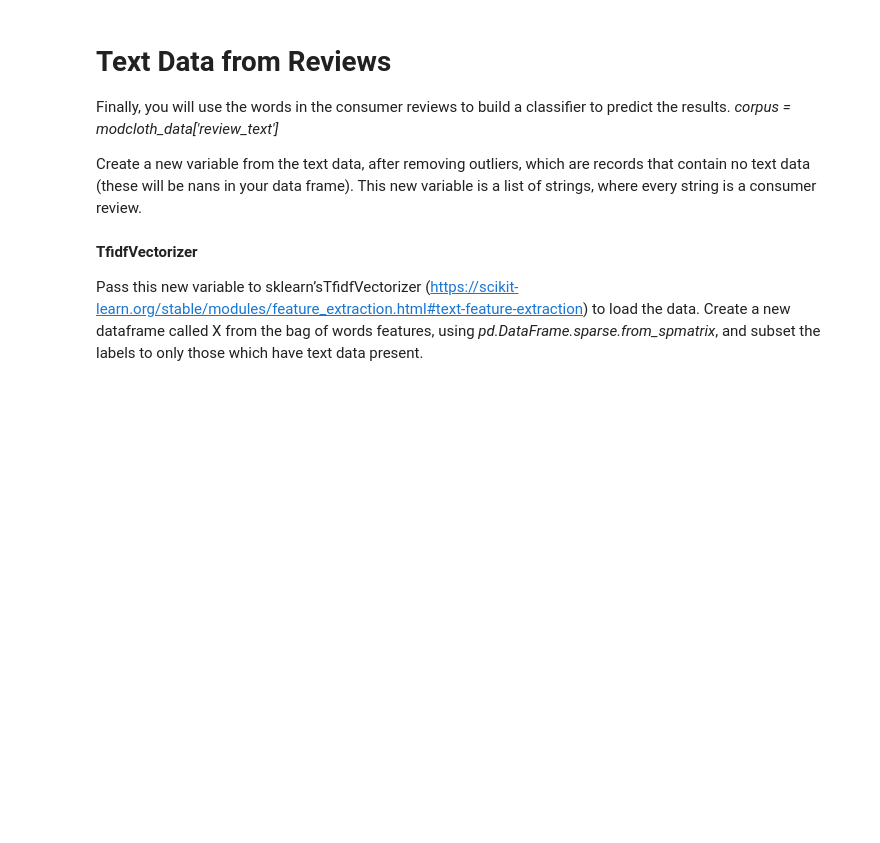
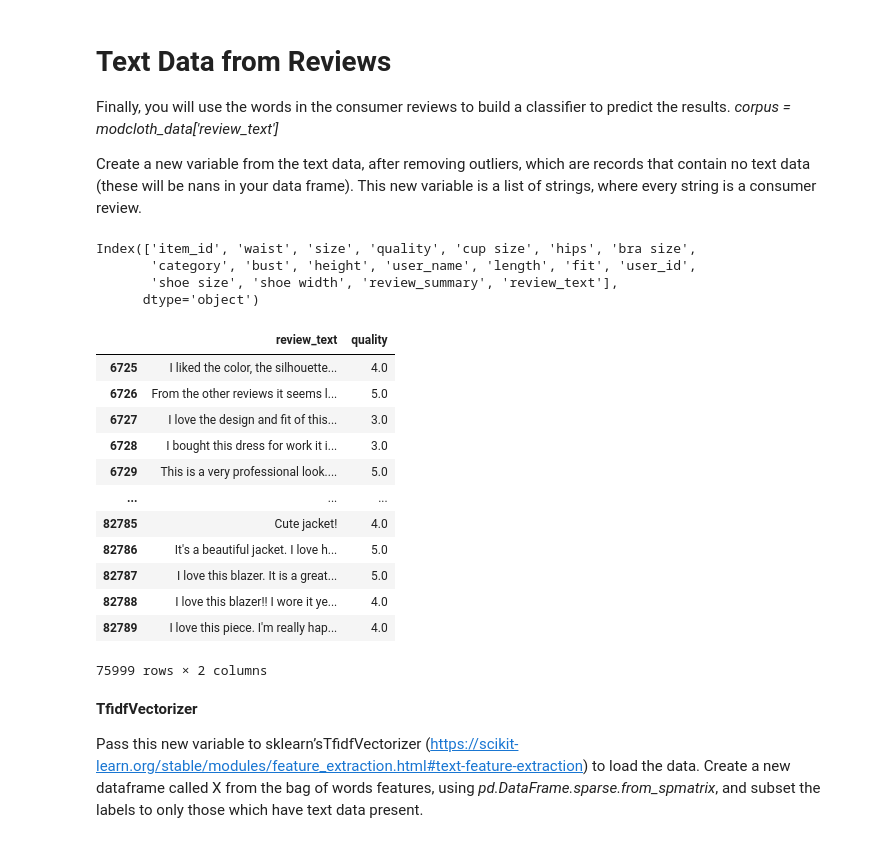
Before and after one commit to zachfreitas/ADS_504_Machine_Learning, a Jupyter notebook: Module_4/Assignment_4/Assignment_Guide_4.ipynb, the cells around one changed output. Saved outputs shown, nothing was run; the diff lists cells and outputs as text; code cells hidden in the pictures; blank space fills up the shorter version.

```diff
--- a/Module_4/Assignment_4/Assignment_Guide_4.ipynb
+++ b/Module_4/Assignment_4/Assignment_Guide_4.ipynb
@@ -371,3 +410,28 @@ every string is a consumer review.
+# %%
+modcloth.columns
+# %% [output]
+Index(['item_id', 'waist', 'size', 'quality', 'cup size', 'hips', 'bra size',
+       'category', 'bust', 'height', 'user_name', 'length', 'fit', 'user_id',
+       'shoe size', 'shoe width', 'review_summary', 'review_text'],
+      dtype='object')
+# %%
+corpus = modcloth[['review_text','quality']].dropna()
+
+corpus
+# %% [output]
+|  | review_text | quality |
+| 6725 | I liked the color, the silhouette... | 4.0 |
+| 6726 | From the other reviews it seems l... | 5.0 |
+| 6727 | I love the design and fit of this... | 3.0 |
+| 6728 | I bought this dress for work it i... | 3.0 |
+| 6729 | This is a very professional look.... | 5.0 |
+| ... | ... | ... |
+| 82785 | Cute jacket! | 4.0 |
+| 82786 | It's a beautiful jacket. I love h... | 5.0 |
+| 82787 | I love this blazer. It is a great... | 5.0 |
+| 82788 | I love this blazer!! I wore it ye... | 4.0 |
+| 82789 | I love this piece. I'm really hap... | 4.0 |
+75999 rows × 2 columns
 # %% [markdown]
 **TfidfVectorizer**
 
```
Also changed, not shown: parts of 10 cells of this notebook.
